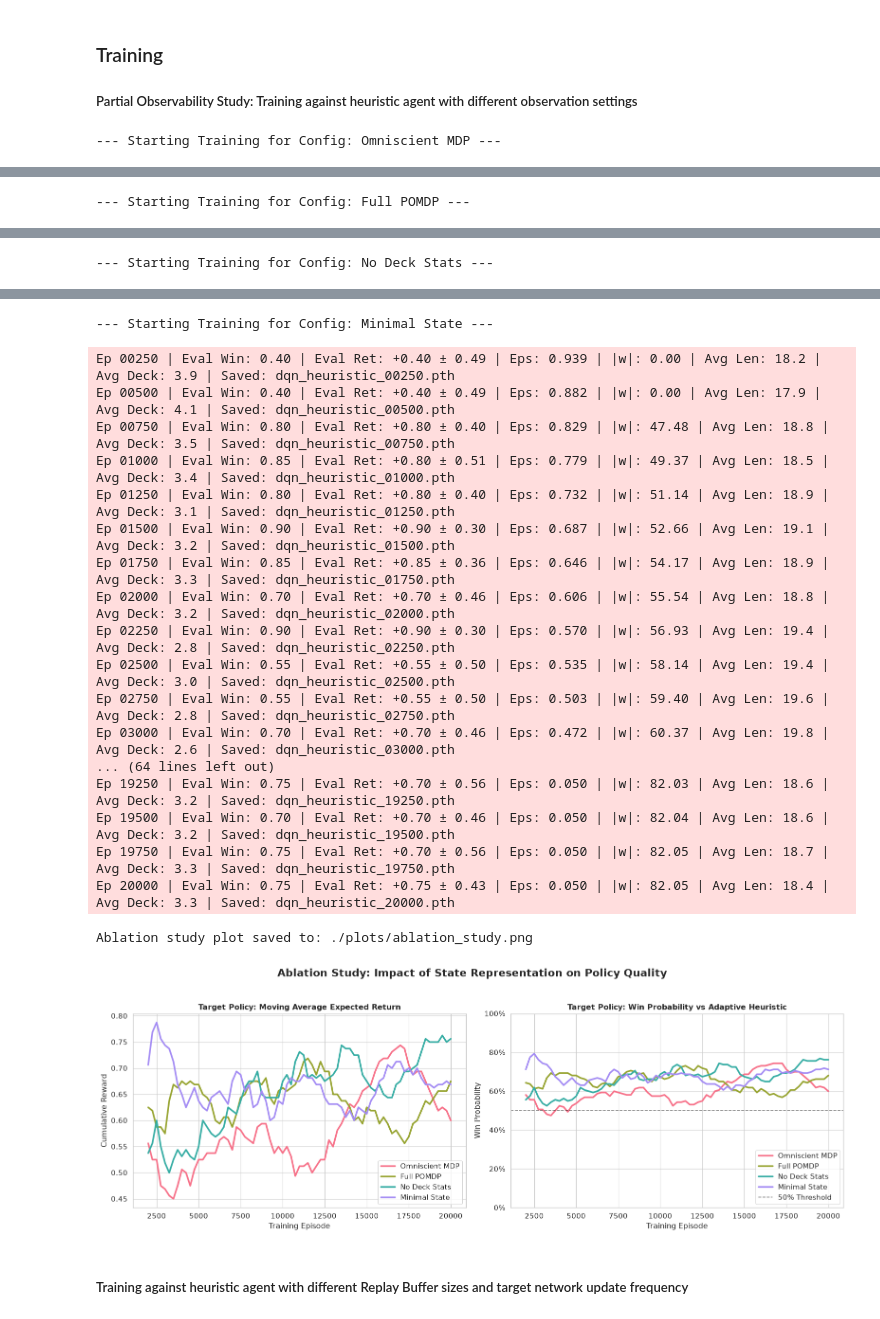
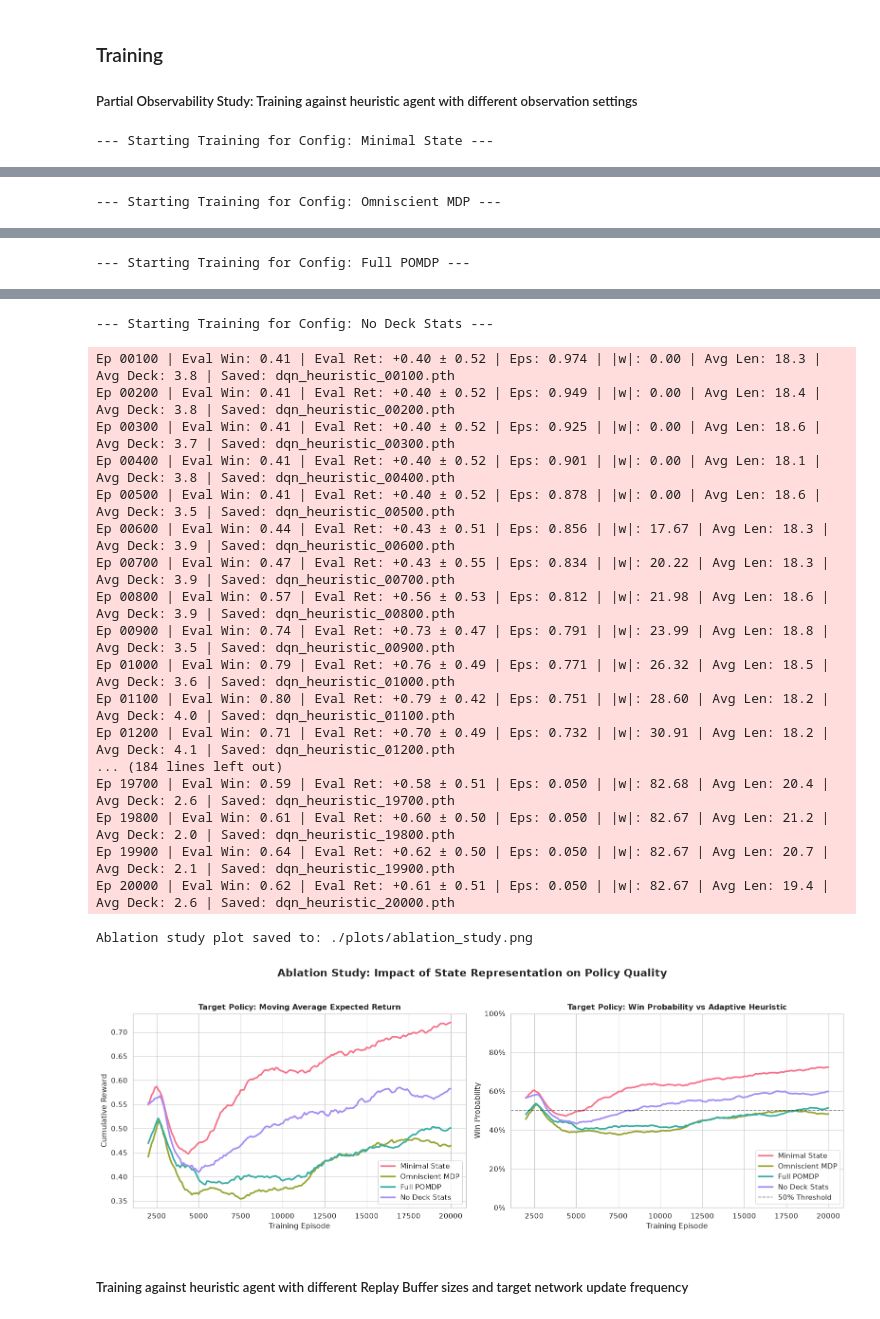
Before and after one commit to Manf-red/CardDuelsRLproject, a Jupyter notebook: card_duels.ipynb, the cells around one changed output, grey strips where cells are left out. Cells and saved outputs as stored; diff of their text form; code cells hidden in the pictures.

Commit message:
Forgotten to change the eval episodes, minor bux fixes

```diff
--- a/card_duels.ipynb
+++ b/card_duels.ipynb
@@ -166,17 +166,17 @@ GAMMA = 0.99 # Discount factor for future rewards.
 
 EPSILON_START = 1.0 # Initial exploration rate.
 EPSILON_MIN = 0.05 # Minimum exploration rate.
-EPSILON_DECAY = 0.99975 # Decay rate for exploration.
+EPSILON_DECAY = 0.99974 # Decay rate for exploration.
 
-BUFFER_CAPACITY = 100_000 # Capacity of the replay buffer.
-BATCH_SIZE = 128 # Batch size for training.
+BUFFER_CAPACITY = 200_000 # Capacity of the replay buffer.
+BATCH_SIZE = 256 # Batch size for training.
 MIN_BUFFER_SIZE = 5_000 # Minimum number of experiences in the buffer before training.
 
 TRAIN_FREQUENCY = 4 # Number of steps between training updates.
-TARGET_SYNC_EVERY = 500 // TRAIN_FREQUENCY # 125 Number of updates (gradient steps) before syncing the target network.
+TARGET_SYNC_EVERY = 2000 // TRAIN_FREQUENCY # 500 Number of updates (gradient steps) before syncing the target network.
 
 # Heuristic Opponent hyperparameters
-TEMPERATURE = 1.0 # Temperature parameter for the heuristic opponent's decision-making.
+TEMPERATURE = 0.01 # Temperature parameter for the heuristic opponent's decision-making.
 # %% [markdown]
 ### Training
 
@@ -202,16 +202,17 @@ from utils.plot_diagnostics import (
 # Training hyperparameters
 NUM_EPISODES = 20000 # Number of episodes to train the agent.
 MAX_STEPS = 200 # Maximum number of steps per episode.
-LOG_EVERY = 250 # Log training progress every LOG_EVERY episodes.
-SEED = 42 # Random seed for reproducibility.
+LOG_EVERY = 100 # Log training progress every LOG_EVERY episodes.
+EVAL_EPISODES = 200 # Number of evaluation episodes to run at each log.
+SEED = 3 # Random seed for reproducibility.
 # %%
 # Train the model with heuristic agent
 
 ablation_configs = {
+    "Minimal State": ["self_stats", "opp_stats", "self_hand", "self_board", "opp_board"],
     "Omniscient MDP": ["self_stats", "opp_stats", "self_hand", "opp_hand", "self_board", "opp_board", "history_opp", "history_self", "deck_stats_self"],
     "Full POMDP": ["self_stats", "opp_stats", "self_hand", "self_board", "opp_board", "history_opp", "history_self", "deck_stats_self"],
-    "No Deck Stats": ["self_stats", "opp_stats", "self_hand", "self_board", "opp_board", "history_opp"],
-    "Minimal State": ["self_stats", "opp_stats", "self_hand", "self_board", "opp_board"]
+    "No Deck Stats": ["self_stats", "opp_stats", "self_hand", "self_board", "opp_board", "history_opp"]
 }
 
 histories: dict[str, Any] = {}
@@ -265,6 +266,7 @@ for label, obs_features in ablation_configs.items():
         max_steps=MAX_STEPS,
         train_freq=TRAIN_FREQUENCY,
         log_every=LOG_EVERY,
+        eval_n_episodes=EVAL_EPISODES,
         save_dir=f"./checkpoints/heuristic_ablation/{safe_folder_name}",
         seed=SEED
     )
@@ -273,4 +275,4 @@ for label, obs_features in ablation_configs.items():
 
 plot_ablation_study(histories)
 # %% [output]
---- Starting Training for Config: Omniscient MDP ---
+--- Starting Training for Config: Minimal State ---
@@ -294 +296 @@ Ep 20000 | Eval Win: 0.65 | Eval Ret: +0.65 ± 0.48 | Eps: 0.050 | |w|: 121.78 |
---- Starting Training for Config: Full POMDP ---
+--- Starting Training for Config: Omniscient MDP ---
@@ -312 +314 @@ Ep 20000 | Eval Win: 0.75 | Eval Ret: +0.75 ± 0.43 | Eps: 0.050 | |w|: 110.52 |
---- Starting Training for Config: No Deck Stats ---
+--- Starting Training for Config: Full POMDP ---
@@ -330,23 +332,23 @@ Ep 20000 | Eval Win: 0.75 | Eval Ret: +0.75 ± 0.43 | Eps: 0.050 | |w|: 107.79 |
---- Starting Training for Config: Minimal State ---
+--- Starting Training for Config: No Deck Stats ---
-Ep 00250 | Eval Win: 0.40 | Eval Ret: +0.40 ± 0.49 | Eps: 0.939 | |w|: 0.00 | Avg Len: 18.2 | Avg Deck: 3.9 | Saved: dqn_heuristic_00250.pth
-Ep 00500 | Eval Win: 0.40 | Eval Ret: +0.40 ± 0.49 | Eps: 0.882 | |w|: 0.00 | Avg Len: 17.9 | Avg Deck: 4.1 | Saved: dqn_heuristic_00500.pth
-Ep 00750 | Eval Win: 0.80 | Eval Ret: +0.80 ± 0.40 | Eps: 0.829 | |w|: 47.48 | Avg Len: 18.8 | Avg Deck: 3.5 | Saved: dqn_heuristic_00750.pth
-Ep 01000 | Eval Win: 0.85 | Eval Ret: +0.80 ± 0.51 | Eps: 0.779 | |w|: 49.37 | Avg Len: 18.5 | Avg Deck: 3.4 | Saved: dqn_heuristic_01000.pth
-Ep 01250 | Eval Win: 0.80 | Eval Ret: +0.80 ± 0.40 | Eps: 0.732 | |w|: 51.14 | Avg Len: 18.9 | Avg Deck: 3.1 | Saved: dqn_heuristic_01250.pth
-Ep 01500 | Eval Win: 0.90 | Eval Ret: +0.90 ± 0.30 | Eps: 0.687 | |w|: 52.66 | Avg Len: 19.1 | Avg Deck: 3.2 | Saved: dqn_heuristic_01500.pth
-Ep 01750 | Eval Win: 0.85 | Eval Ret: +0.85 ± 0.36 | Eps: 0.646 | |w|: 54.17 | Avg Len: 18.9 | Avg Deck: 3.3 | Saved: dqn_heuristic_01750.pth
-Ep 02000 | Eval Win: 0.70 | Eval Ret: +0.70 ± 0.46 | Eps: 0.606 | |w|: 55.54 | Avg Len: 18.8 | Avg Deck: 3.2 | Saved: dqn_heuristic_02000.pth
-Ep 02250 | Eval Win: 0.90 | Eval Ret: +0.90 ± 0.30 | Eps: 0.570 | |w|: 56.93 | Avg Len: 19.4 | Avg Deck: 2.8 | Saved: dqn_heuristic_02250.pth
-Ep 02500 | Eval Win: 0.55 | Eval Ret: +0.55 ± 0.50 | Eps: 0.535 | |w|: 58.14 | Avg Len: 19.4 | Avg Deck: 3.0 | Saved: dqn_heuristic_02500.pth
-Ep 02750 | Eval Win: 0.55 | Eval Ret: +0.55 ± 0.50 | Eps: 0.503 | |w|: 59.40 | Avg Len: 19.6 | Avg Deck: 2.8 | Saved: dqn_heuristic_02750.pth
-Ep 03000 | Eval Win: 0.70 | Eval Ret: +0.70 ± 0.46 | Eps: 0.472 | |w|: 60.37 | Avg Len: 19.8 | Avg Deck: 2.6 | Saved: dqn_heuristic_03000.pth
-... (64 lines left out)
-Ep 19250 | Eval Win: 0.75 | Eval Ret: +0.70 ± 0.56 | Eps: 0.050 | |w|: 82.03 | Avg Len: 18.6 | Avg Deck: 3.2 | Saved: dqn_heuristic_19250.pth
-Ep 19500 | Eval Win: 0.70 | Eval Ret: +0.70 ± 0.46 | Eps: 0.050 | |w|: 82.04 | Avg Len: 18.6 | Avg Deck: 3.2 | Saved: dqn_heuristic_19500.pth
-Ep 19750 | Eval Win: 0.75 | Eval Ret: +0.70 ± 0.56 | Eps: 0.050 | |w|: 82.05 | Avg Len: 18.7 | Avg Deck: 3.3 | Saved: dqn_heuristic_19750.pth
-Ep 20000 | Eval Win: 0.75 | Eval Ret: +0.75 ± 0.43 | Eps: 0.050 | |w|: 82.05 | Avg Len: 18.4 | Avg Deck: 3.3 | Saved: dqn_heuristic_20000.pth
+Ep 00100 | Eval Win: 0.41 | Eval Ret: +0.40 ± 0.52 | Eps: 0.974 | |w|: 0.00 | Avg Len: 18.3 | Avg Deck: 3.8 | Saved: dqn_heuristic_00100.pth
+Ep 00200 | Eval Win: 0.41 | Eval Ret: +0.40 ± 0.52 | Eps: 0.949 | |w|: 0.00 | Avg Len: 18.4 | Avg Deck: 3.8 | Saved: dqn_heuristic_00200.pth
+Ep 00300 | Eval Win: 0.41 | Eval Ret: +0.40 ± 0.52 | Eps: 0.925 | |w|: 0.00 | Avg Len: 18.6 | Avg Deck: 3.7 | Saved: dqn_heuristic_00300.pth
+Ep 00400 | Eval Win: 0.41 | Eval Ret: +0.40 ± 0.52 | Eps: 0.901 | |w|: 0.00 | Avg Len: 18.1 | Avg Deck: 3.8 | Saved: dqn_heuristic_00400.pth
+Ep 00500 | Eval Win: 0.41 | Eval Ret: +0.40 ± 0.52 | Eps: 0.878 | |w|: 0.00 | Avg Len: 18.6 | Avg Deck: 3.5 | Saved: dqn_heuristic_00500.pth
+Ep 00600 | Eval Win: 0.44 | Eval Ret: +0.43 ± 0.51 | Eps: 0.856 | |w|: 17.67 | Avg Len: 18.3 | Avg Deck: 3.9 | Saved: dqn_heuristic_00600.pth
+Ep 00700 | Eval Win: 0.47 | Eval Ret: +0.43 ± 0.55 | Eps: 0.834 | |w|: 20.22 | Avg Len: 18.3 | Avg Deck: 3.9 | Saved: dqn_heuristic_00700.pth
+Ep 00800 | Eval Win: 0.57 | Eval Ret: +0.56 ± 0.53 | Eps: 0.812 | |w|: 21.98 | Avg Len: 18.6 | Avg Deck: 3.9 | Saved: dqn_heuristic_00800.pth
+Ep 00900 | Eval Win: 0.74 | Eval Ret: +0.73 ± 0.47 | Eps: 0.791 | |w|: 23.99 | Avg Len: 18.8 | Avg Deck: 3.5 | Saved: dqn_heuristic_00900.pth
+Ep 01000 | Eval Win: 0.79 | Eval Ret: +0.76 ± 0.49 | Eps: 0.771 | |w|: 26.32 | Avg Len: 18.5 | Avg Deck: 3.6 | Saved: dqn_heuristic_01000.pth
+Ep 01100 | Eval Win: 0.80 | Eval Ret: +0.79 ± 0.42 | Eps: 0.751 | |w|: 28.60 | Avg Len: 18.2 | Avg Deck: 4.0 | Saved: dqn_heuristic_01100.pth
+Ep 01200 | Eval Win: 0.71 | Eval Ret: +0.70 ± 0.49 | Eps: 0.732 | |w|: 30.91 | Avg Len: 18.2 | Avg Deck: 4.1 | Saved: dqn_heuristic_01200.pth
+... (184 lines left out)
+Ep 19700 | Eval Win: 0.59 | Eval Ret: +0.58 ± 0.51 | Eps: 0.050 | |w|: 82.68 | Avg Len: 20.4 | Avg Deck: 2.6 | Saved: dqn_heuristic_19700.pth
+Ep 19800 | Eval Win: 0.61 | Eval Ret: +0.60 ± 0.50 | Eps: 0.050 | |w|: 82.67 | Avg Len: 21.2 | Avg Deck: 2.0 | Saved: dqn_heuristic_19800.pth
+Ep 19900 | Eval Win: 0.64 | Eval Ret: +0.62 ± 0.50 | Eps: 0.050 | |w|: 82.67 | Avg Len: 20.7 | Avg Deck: 2.1 | Saved: dqn_heuristic_19900.pth
+Ep 20000 | Eval Win: 0.62 | Eval Ret: +0.61 ± 0.51 | Eps: 0.050 | |w|: 82.67 | Avg Len: 19.4 | Avg Deck: 2.6 | Saved: dqn_heuristic_20000.pth
 Ablation study plot saved to: ./plots/ablation_study.png
-[figure, old version]
+[figure, new version]
 # %% [markdown]
 ##### Training against heuristic agent with different Replay Buffer sizes and target network update frequency
 # %%
```
Also changed, not shown: parts of 3 cells of this notebook, 8 other files.
